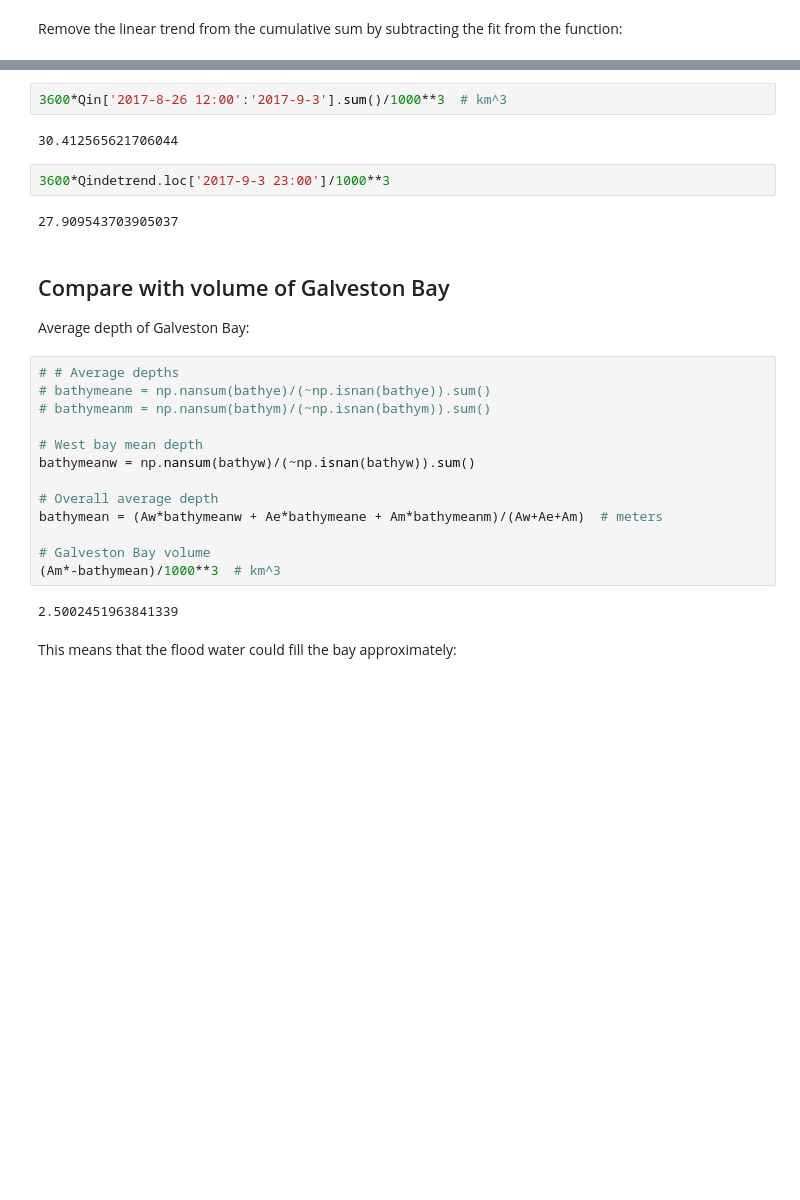
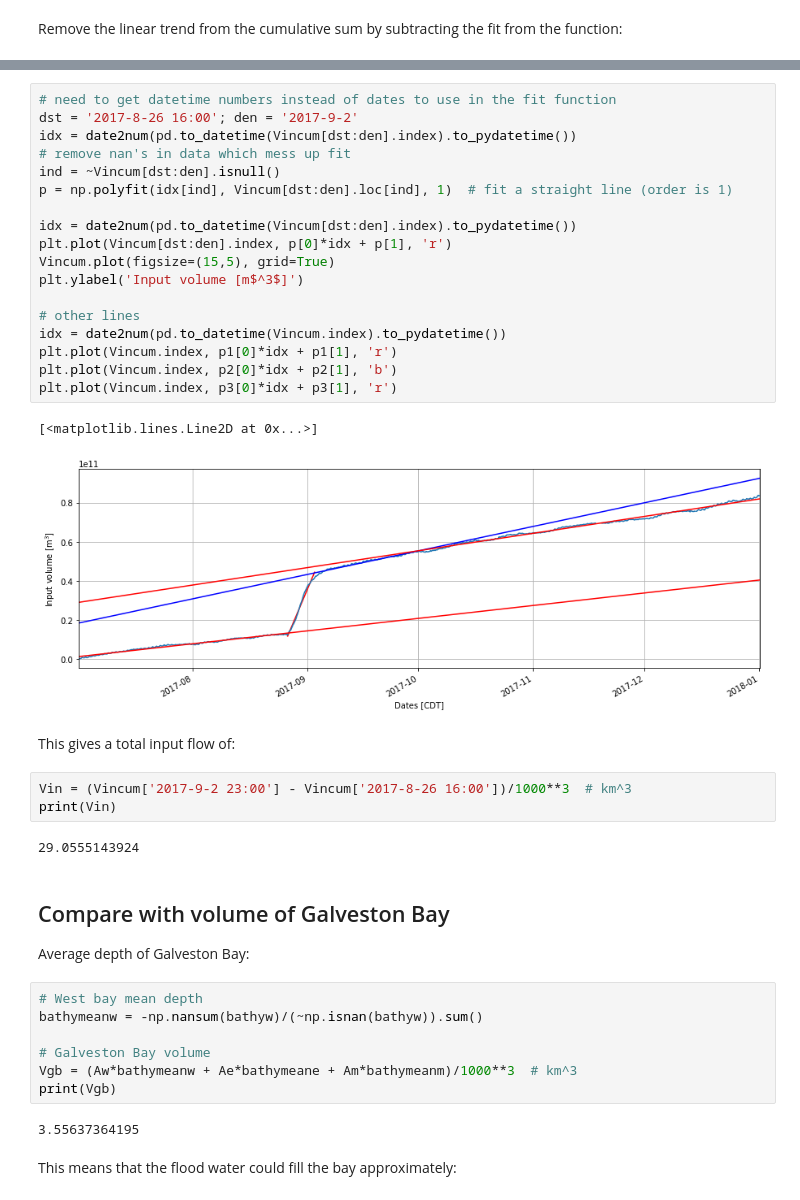
Before and after one commit to kthyng/flood_estimate, a Jupyter notebook: Analysis.ipynb, the cells around one changed output, grey strips where cells are left out. Saved outputs shown, nothing was run; the diff lists cells and outputs as text; blank space fills up the shorter version.

```diff
--- a/Analysis.ipynb
+++ b/Analysis.ipynb
@@ -447,29 +489,43 @@ We define the flooding period to be from
+# %%
+# need to get datetime numbers instead of dates to use in the fit function
+dst = '2017-8-26 16:00'; den = '2017-9-2'
+idx = date2num(pd.to_datetime(Vincum[dst:den].index).to_pydatetime())
+# remove nan's in data which mess up fit
+ind = ~Vincum[dst:den].isnull()
+p = np.polyfit(idx[ind], Vincum[dst:den].loc[ind], 1)  # fit a straight line (order is 1)
+
+idx = date2num(pd.to_datetime(Vincum[dst:den].index).to_pydatetime())
+plt.plot(Vincum[dst:den].index, p[0]*idx + p[1], 'r')
+Vincum.plot(figsize=(15,5), grid=True)
+plt.ylabel('Input volume [m$^3$]')
+
+# other lines
+idx = date2num(pd.to_datetime(Vincum.index).to_pydatetime())
+plt.plot(Vincum.index, p1[0]*idx + p1[1], 'r')
+plt.plot(Vincum.index, p2[0]*idx + p2[1], 'b')
+plt.plot(Vincum.index, p3[0]*idx + p3[1], 'r')
+# %% [output]
+[<matplotlib.lines.Line2D at 0x...>]
+[figure, added]
+# %% [markdown]
+This gives a total input flow of:
 # %%
-3600*Qin['2017-8-26 12:00':'2017-9-3'].sum()/1000**3  # km^3
+Vin = (Vincum['2017-9-2 23:00'] - Vincum['2017-8-26 16:00'])/1000**3  # km^3
+print(Vin)
 # %% [output]
-30.412565621706044
+29.0555143924
-# %%
-3600*Qindetrend.loc['2017-9-3 23:00']/1000**3
-# %% [output]
-27.909543703905037
 # %% [markdown]
 ## Compare with volume of Galveston Bay
 
 Average depth of Galveston Bay:
 # %%
-# # Average depths
-# bathymeane = np.nansum(bathye)/(~np.isnan(bathye)).sum()
-# bathymeanm = np.nansum(bathym)/(~np.isnan(bathym)).sum()
-
 # West bay mean depth
-bathymeanw = np.nansum(bathyw)/(~np.isnan(bathyw)).sum()
-
-# Overall average depth
-bathymean = (Aw*bathymeanw + Ae*bathymeane + Am*bathymeanm)/(Aw+Ae+Am)  # meters
+bathymeanw = -np.nansum(bathyw)/(~np.isnan(bathyw)).sum()
 
 # Galveston Bay volume
-(Am*-bathymean)/1000**3  # km^3
+Vgb = (Aw*bathymeanw + Ae*bathymeane + Am*bathymeanm)/1000**3  # km^3
+print(Vgb)
 # %% [output]
-2.5002451963841339
+3.55637364195
 # %% [markdown]
 This means that the flood water could fill the bay approximately:
```
Also changed, not shown: parts of 29 cells of this notebook, 1 other file.
